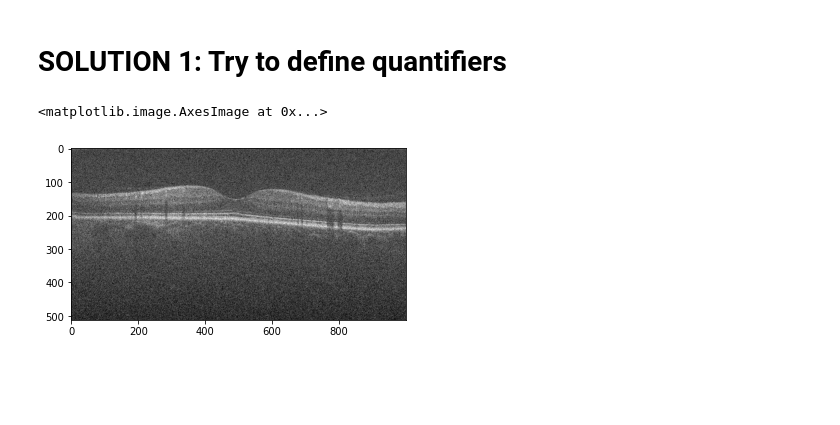
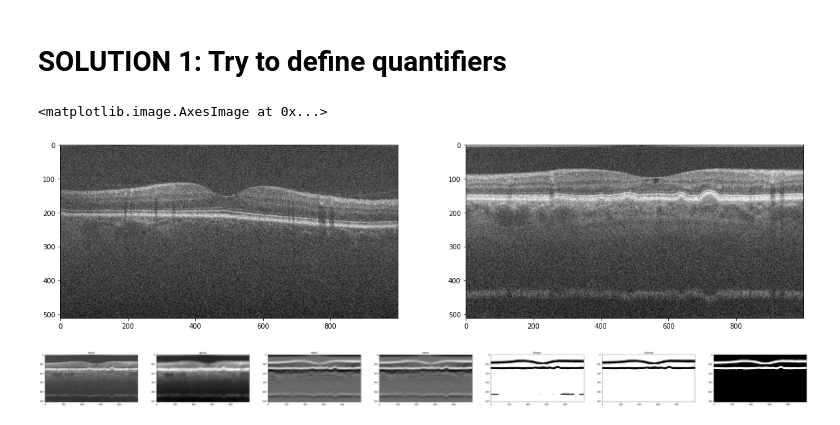
Before and after one commit to Coohrentiin/BIO583_Detection_of_retinal_diseases, a Jupyter notebook: solution1/test_solutions1.ipynb, the cells around one changed output. Cells and saved outputs as stored; diff of their text form; code cells hidden in the pictures; blank space fills up the shorter version.

```diff
--- a/solution1/test_solutions1.ipynb
+++ b/solution1/test_solutions1.ipynb
@@ -15,11 +15,59 @@ from scipy import io
 dirname = os.getcwd()
 dirname = os.path.join(dirname,'..','data','duke2D')
 path_normal = os.path.join(dirname,'normal')
+path_amd = os.path.join(dirname,'amd')
 # %%
-files = [f for f in listdir(path_normal) if isfile(join(path_normal, f))]
-image_name = files[0]
-image = mpimg.imread(os.path.join(path_normal,image_name))
-plt.imshow(image,cmap="gray")
+files_normal = [f for f in listdir(path_normal) if isfile(join(path_normal, f))]
+files_amd = [f for f in listdir(path_amd) if isfile(join(path_amd, f))]
+image_name_normal = files_normal[0]
+image_name_amd = files_amd[0]
+image_normal = mpimg.imread(os.path.join(path_normal,image_name_normal))
+image_amd = mpimg.imread(os.path.join(path_amd,image_name_amd))
+plt.figure(figsize=(20,5))
+plt.subplot(121)
+plt.imshow(image_normal,cmap="gray")
+plt.subplot(122)
+plt.imshow(image_amd,cmap="gray")
 # %% [output]
 <matplotlib.image.AxesImage at 0x...>
-[figure, old version]
+[figure, new version]
+# %%
+from scipy import ndimage
+from scipy import signal
+import skimage.filters as skifilt
+import skimage.segmentation as skiseg
+import skimage.morphology as skimorph
+import cv2
+
+input=image_amd # image_normal image_amd
+
+# K=gaussian_kernel_xy(size=21, sigmax=8, sigmay=11)
+# K=gaussian_kernel(size=20, sigma=11)
+# i_gauss = ndimage.filters.convolve(input, K)
+i_gauss = ndimage.gaussian_filter(input,sigma=9)
+
+i_sobel_v=scipy.ndimage.sobel(i_gauss, axis=0, output=None, mode='reflect', cval=0.0)
+i_sobel_h=scipy.ndimage.sobel(i_gauss, axis=1, output=None, mode='reflect', cval=0.0)
+
+i_sobel=i_sobel_v #+i_sobel_h**2
+i_normalized = (i_sobel-np.min(i_sobel))/(np.max(i_sobel)-np.min(i_sobel))
+tho = skifilt.threshold_otsu(i_normalized)
+i_bw = i_normalized<tho
+i_rh = skimorph.remove_small_holes(i_bw,area_threshold=4000)
+
+kernel = np.ones((20,20),np.uint8)
+i_rh_8 = np.array(1-i_rh, dtype=np.uint8)
+i_closing = cv2.morphologyEx(i_rh_8, op=cv2.MORPH_CLOSE,kernel=kernel)
+# i_dil=skimorph.area_closing(i_rh,area_threshold=50000)
+
+fig,ax = plt.subplots(1,7,figsize=(65,5))
+ax[0].imshow(input,cmap='gray');		ax[0].set_title("input")
+ax[1].imshow(i_gauss,cmap='gray');		ax[1].set_title("gauss")
+ax[2].imshow(i_sobel,cmap='gray');		ax[2].set_title("sobel")
+ax[3].imshow(i_normalized,cmap='gray'); ax[3].set_title("norm")
+ax[4].imshow(i_bw,cmap='gray');			ax[4].set_title("binary")
+ax[5].imshow(i_rh,cmap='gray');			ax[5].set_title("remove holes")
+ax[6].imshow(i_closing,cmap='gray');	ax[5].set_title("closing")
+plt.show()
+# %% [output]
+[figure, added]
```
Also changed, not shown: parts of 9 cells of this notebook.
